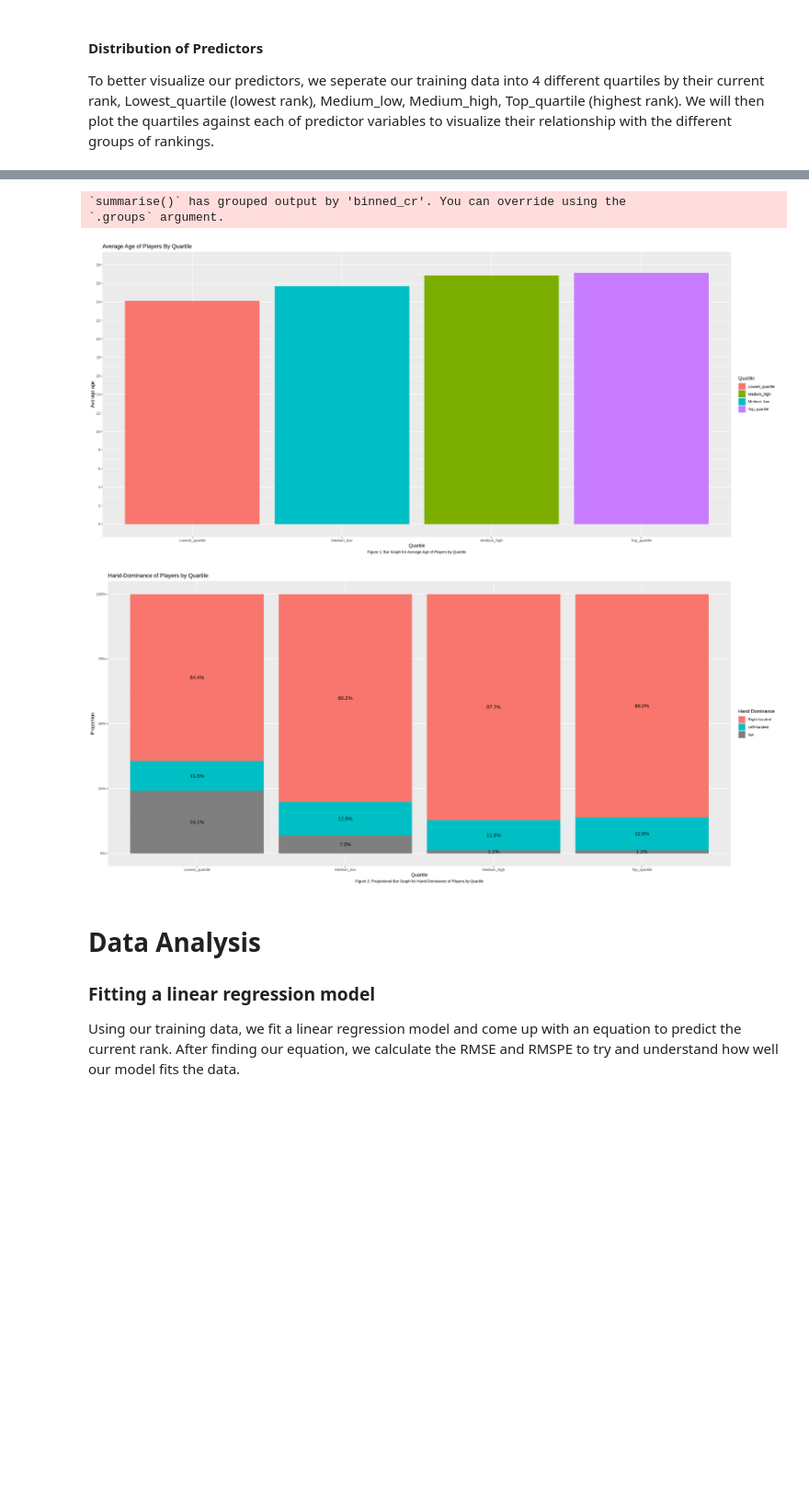
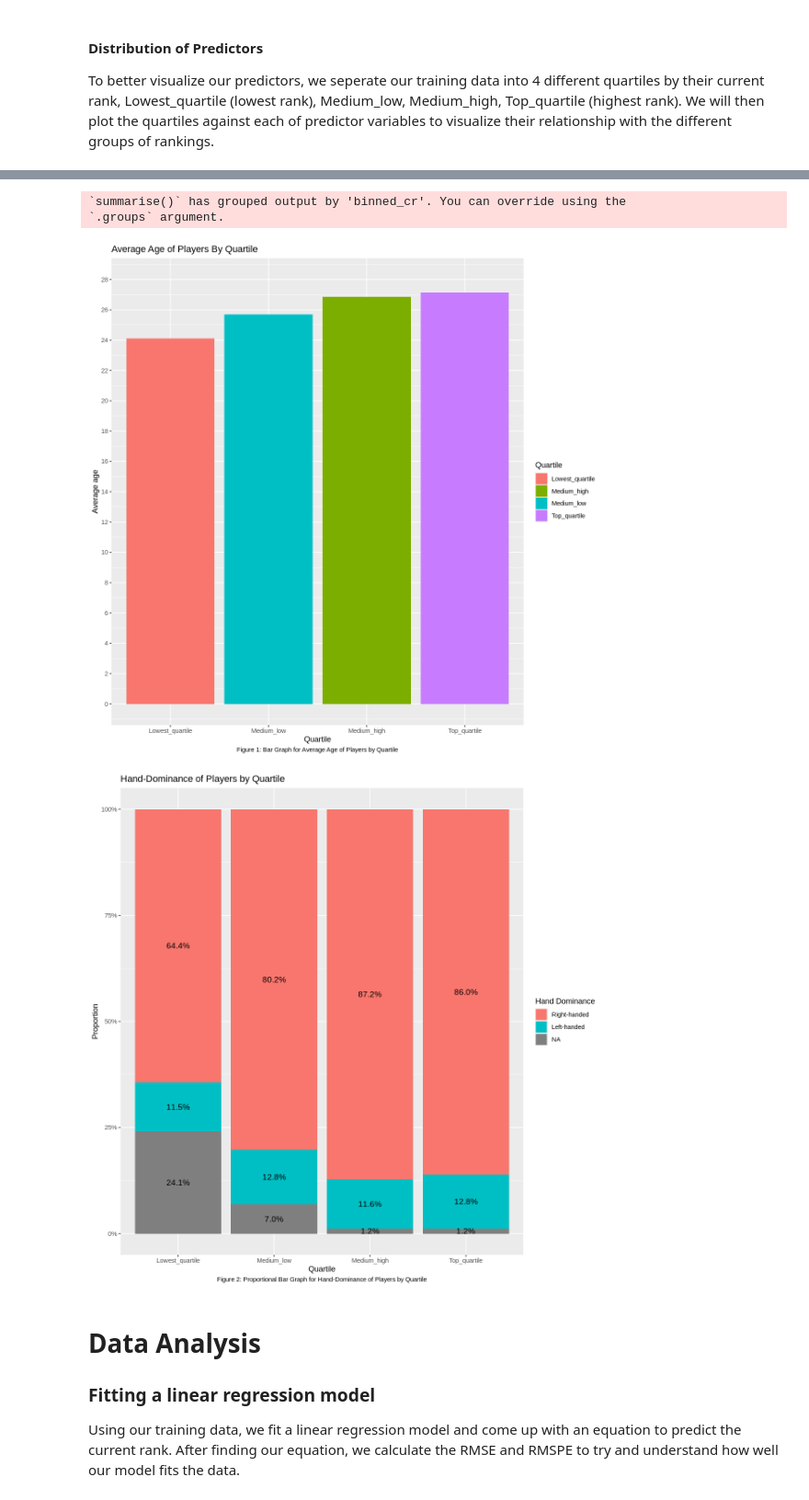
Before and after one commit to emilywang0/dsci-tennis-data-analysis, a Jupyter notebook: Proposal.ipynb, the cells around one changed output, grey strips where cells are left out. Shown: that part at 92% size. Cells and saved outputs as stored; diff of their text form; code cells hidden in the pictures; blank space fills up the shorter version.

Commit message:
Plot size

```diff
--- a/Proposal.ipynb
+++ b/Proposal.ipynb
@@ -169,37 +152,39 @@ A tibble: 349 × 4
 | 32 | Right-handed | 416 | Lowest_quartile |
 | 24 | NA | 419 | Lowest_quartile |
 # %%
+options(repr.plot.width = 10, repr.plot.height = 10)
 # Create bar plots sorted by Quartile for each predictor variable
 
 # Calculate the average age for each Quartile
 average_age <- tennis_bins |> filter(binned_cr != "Other") |> group_by(binned_cr) |> summarise(mean = mean(Age))
 
 # Create a bar plot showing the average age by Quartile
 low_vs_age_plot <- ggplot(average_age, aes(x = factor(binned_cr, levels = c("Lowest_quartile", "Medium_low", "Medium_high", "Top_quartile")), y = mean, fill = binned_cr)) +
                     geom_bar(stat='identity') + ggtitle("Average Age of Players By Quartile") + labs(x = "Quartile", y = "Average age", fill = "Quartile", caption = "Figure 1: Bar Graph for Average Age of Players by Quartile") +
                     scale_y_continuous(limits = c(0, ceiling(max(average_age$mean) / 2) * 2), breaks = seq(0, ceiling(max(average_age$mean) / 2) * 2, by = 2)) + theme(plot.caption = element_text(hjust = 0.5))
 
 # Find the proportion of players who play left or right handed, or NA, seperated by Quartile
 hand_prop <- tennis_bins |> filter(binned_cr != "Other") |> group_by(binned_cr, Plays) |> summarise(count = n()) |>
                             group_by(binned_cr) |> mutate(proportion = count / sum(count))
 
 # Create a proportionality stacked bar plot of right vs left-handed Players by Quartile
 plays_prop_plot <- ggplot(hand_prop, aes(x = factor(binned_cr, levels = c("Lowest_quartile", "Medium_low", "Medium_high", "Top_quartile")), y = proportion, fill = Plays)) +
   geom_bar(stat = "identity") +
   labs(x = "Quartile", y = "Proportion", fill = "Hand Dominance", title = "Hand-Dominance of Players by Quartile", caption = "Figure 2: Proportional Bar Graph for Hand-Dominance of Players by Quartile") +
   geom_text(aes(label = sprintf("%.1f%%", proportion*100)),
             position = position_stack(vjust = 0.5),
             size = 4) +
  scale_y_continuous(labels = percent_format()) + theme(plot.caption = element_text(hjust = 0.5))
 
 
+
 low_vs_age_plot
 plays_prop_plot
 # %% [output]
 `summarise()` has grouped output by 'binned_cr'. You can override using the
 `.groups` argument.
-[figure, old version]
+[figure, new version]
-[figure, old version]
+[figure, new version]
 # %% [markdown]
 # Data Analysis
 ### Fitting a linear regression model
```
Also changed, not shown: parts of 5 cells of this notebook.
